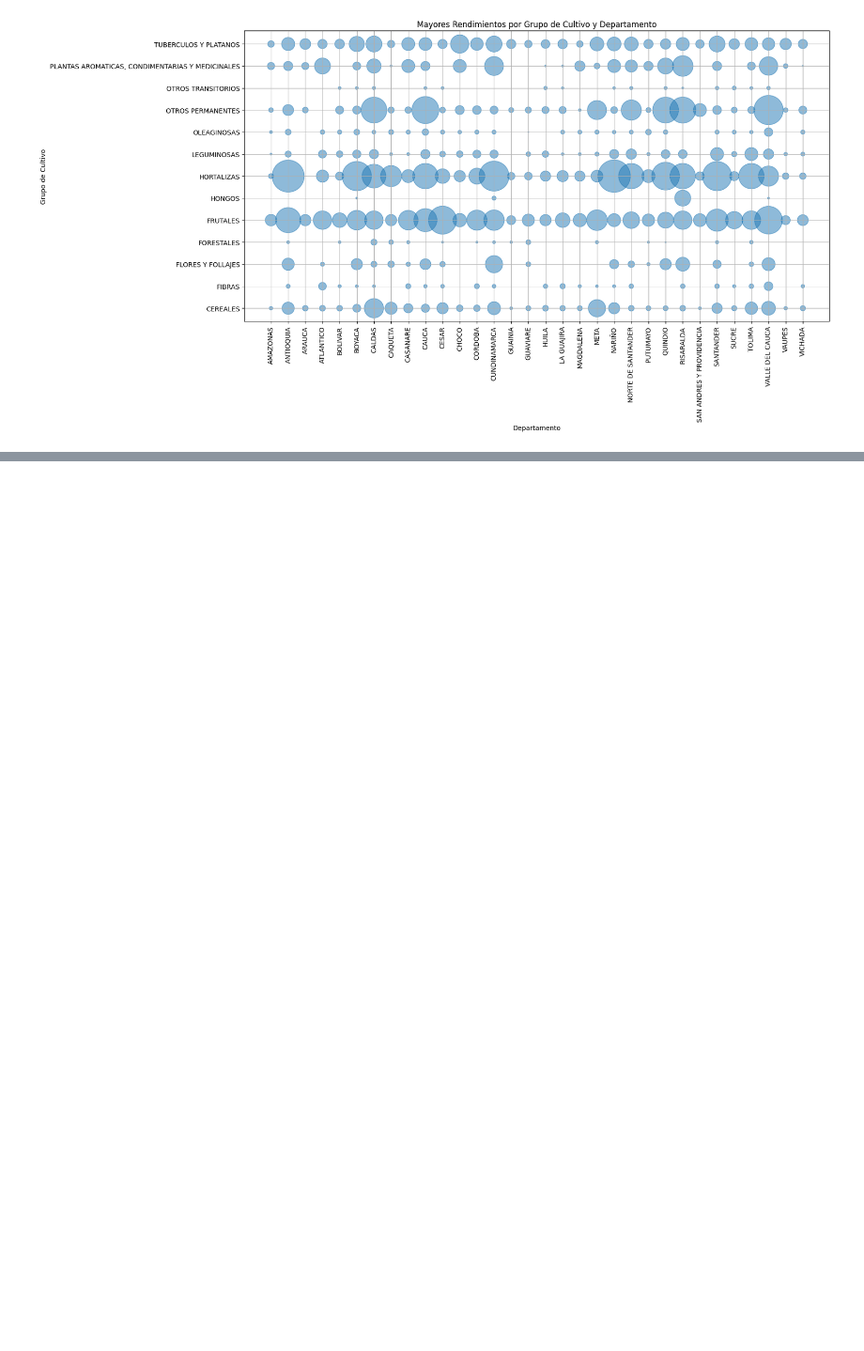
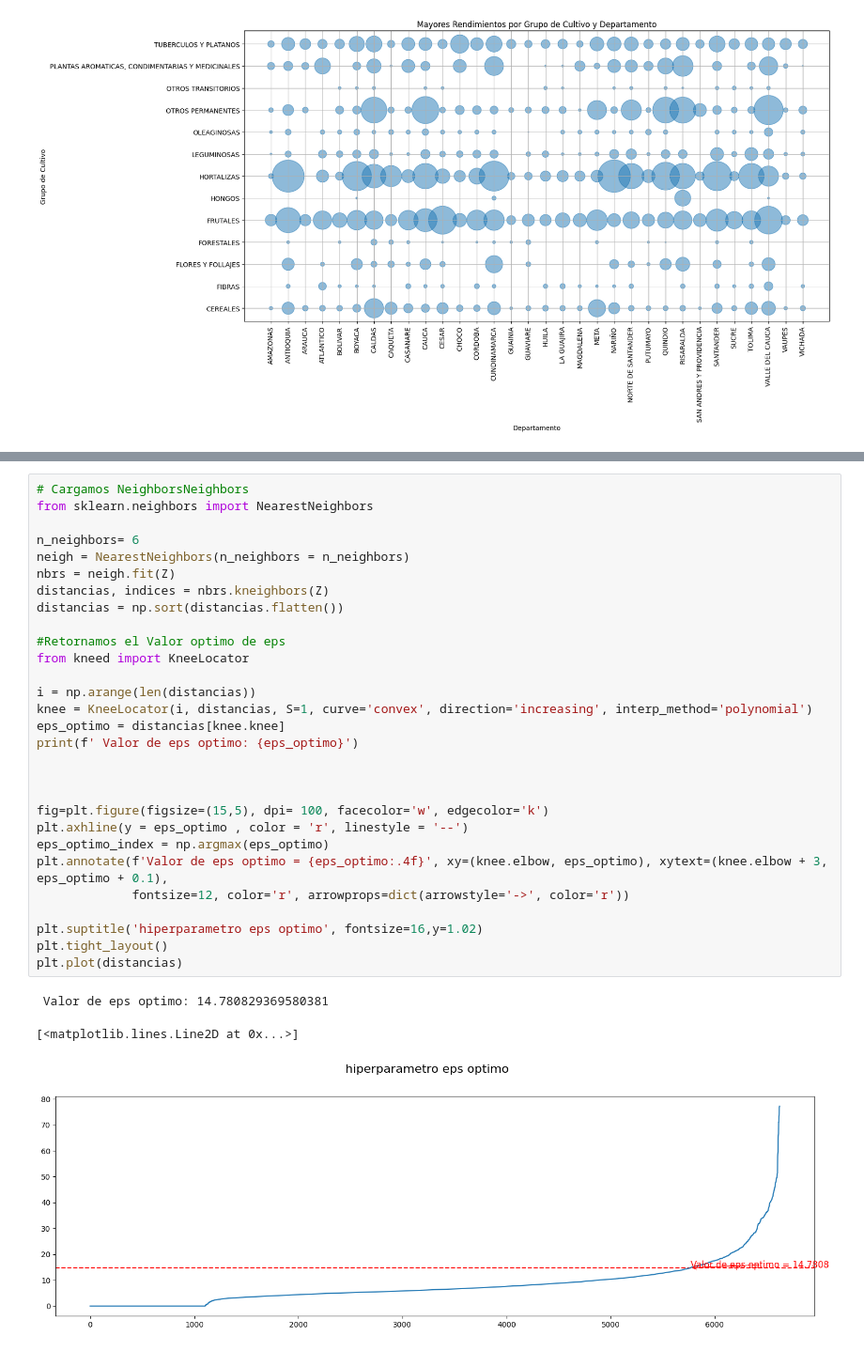
Before and after one commit to PedrazaDuban/MIAD_ANS_AEZ, a Jupyter notebook: Scripts/AEZ_Colombia.ipynb, the cells around one changed output, grey strips where cells are left out. Shown at 94% size. Cells and saved outputs as stored; diff of their text form; blank space fills up the shorter version.

```diff
--- a/Scripts/AEZ_Colombia.ipynb
+++ b/Scripts/AEZ_Colombia.ipynb
@@ -620,0 +635,33 @@ plt.show()
+# %%
+# Cargamos NeighborsNeighbors
+from sklearn.neighbors import NearestNeighbors
+
+n_neighbors= 6
+neigh = NearestNeighbors(n_neighbors = n_neighbors)
+nbrs = neigh.fit(Z)
+distancias, indices = nbrs.kneighbors(Z)
+distancias = np.sort(distancias.flatten())
+
+#Retornamos el Valor optimo de eps
+from kneed import KneeLocator
+
+i = np.arange(len(distancias))
+knee = KneeLocator(i, distancias, S=1, curve='convex', direction='increasing', interp_method='polynomial')
+eps_optimo = distancias[knee.knee]
+print(f' Valor de eps optimo: {eps_optimo}')
+
+
+
+fig=plt.figure(figsize=(15,5), dpi= 100, facecolor='w', edgecolor='k')
+plt.axhline(y = eps_optimo , color = 'r', linestyle = '--')
+eps_optimo_index = np.argmax(eps_optimo)
+plt.annotate(f'Valor de eps optimo = {eps_optimo:.4f}', xy=(knee.elbow, eps_optimo), xytext=(knee.elbow + 3, eps_optimo + 0.1),
+             fontsize=12, color='r', arrowprops=dict(arrowstyle='->', color='r'))
+
+plt.suptitle('hiperparametro eps optimo', fontsize=16,y=1.02)
+plt.tight_layout()
+plt.plot(distancias)
+# %% [output]
+ Valor de eps optimo: 14.780829369580381
+[<matplotlib.lines.Line2D at 0x...>]
+[figure, added]
```
Also changed, not shown: parts of 16 cells of this notebook, 5 other files.
